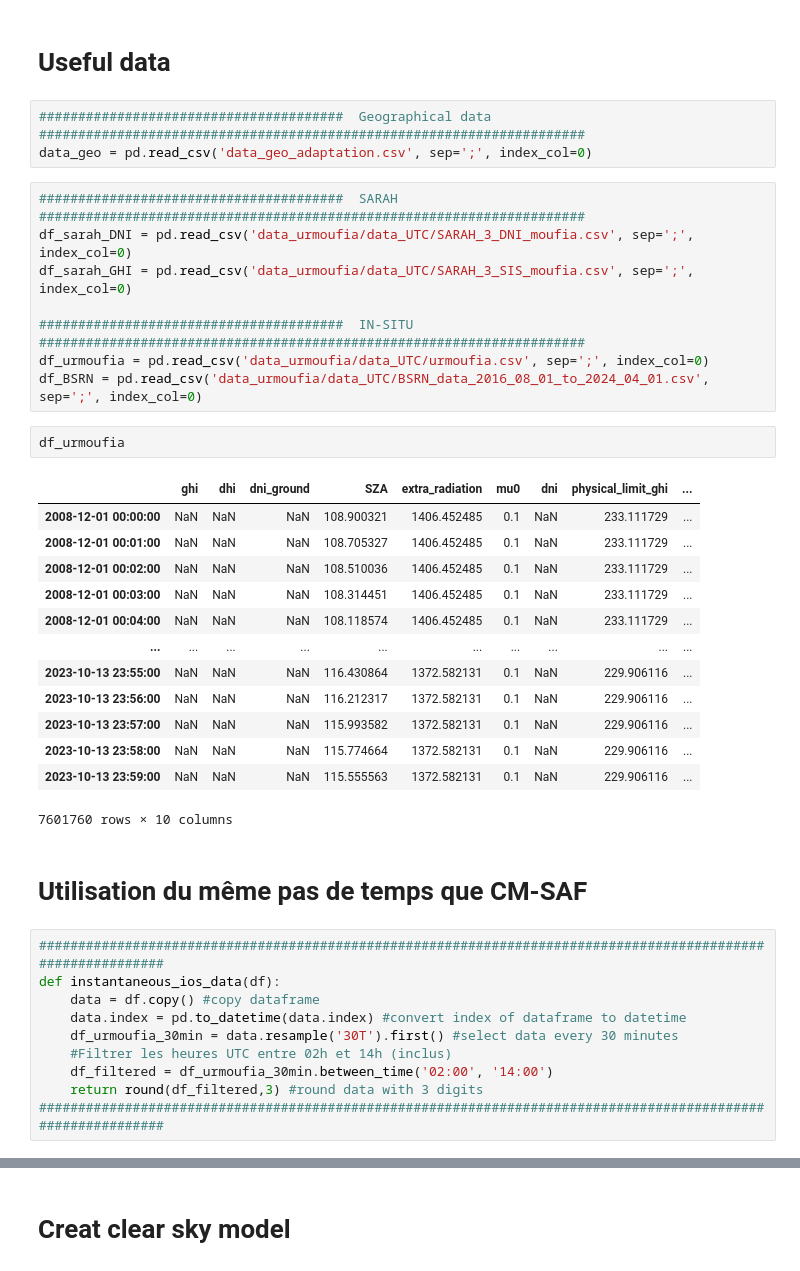
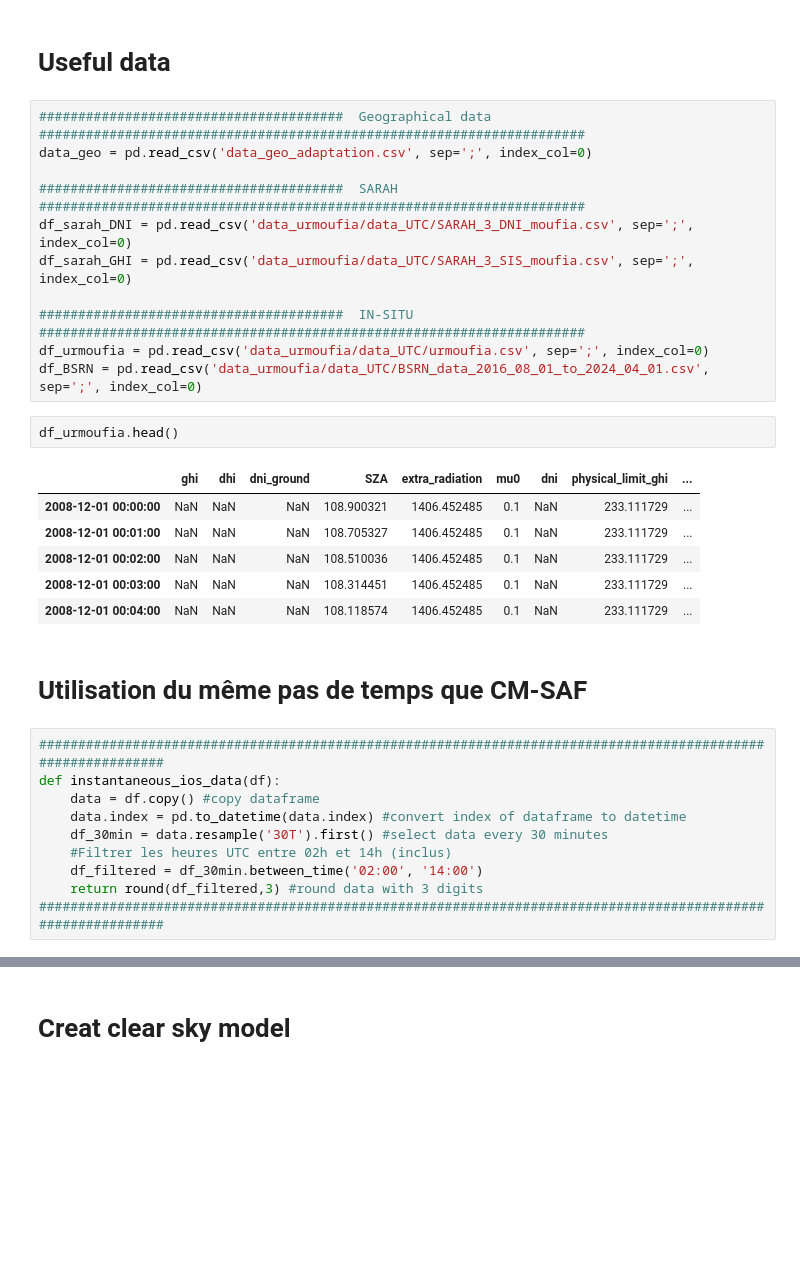
Before and after one commit to GRerwan/code_stage_M1_v2, a Jupyter notebook: Daily_classifiaction_Pvlib.ipynb, the cells around one changed output, grey strips where cells are left out. Drawn from its saved outputs; the diff is of its cells as text; blank space fills up the shorter version.

```diff
--- a/Daily_classifiaction_Pvlib.ipynb
+++ b/Daily_classifiaction_Pvlib.ipynb
@@ -179,10 +180,10 @@ def scaled_data(data_filter,variable):
     return scaled_mydf2 , scaled_mydf2_without_NaN
 # %% [markdown]
 # Useful data
-# %%
-#######################################  Geographical data ######################################################################
-data_geo = pd.read_csv('data_geo_adaptation.csv', sep=';', index_col=0)
 # %%
+#######################################  Geographical data ######################################################################
+data_geo = pd.read_csv('data_geo_adaptation.csv', sep=';', index_col=0)
+
 #######################################  SARAH ######################################################################
 df_sarah_DNI = pd.read_csv('data_urmoufia/data_UTC/SARAH_3_DNI_moufia.csv', sep=';', index_col=0)
 df_sarah_GHI = pd.read_csv('data_urmoufia/data_UTC/SARAH_3_SIS_moufia.csv', sep=';', index_col=0)
@@ -191,21 +192,14 @@ df_sarah_GHI = pd.read_csv('data_urmoufia/data_UTC/SARAH_3_SIS_moufia.csv', sep=
 df_urmoufia = pd.read_csv('data_urmoufia/data_UTC/urmoufia.csv', sep=';', index_col=0)
 df_BSRN = pd.read_csv('data_urmoufia/data_UTC/BSRN_data_2016_08_01_to_2024_04_01.csv', sep=';', index_col=0)
 # %%
-df_urmoufia
+df_urmoufia.head()
 # %% [output]
 |  | ghi | dhi | dni_ground | SZA | extra_radiation | mu0 | dni | physical_limit_ghi | ... |
 | 2008-12-01 00:00:00 | NaN | NaN | NaN | 108.900321 | 1406.452485 | 0.1 | NaN | 233.111729 | ... |
 | 2008-12-01 00:01:00 | NaN | NaN | NaN | 108.705327 | 1406.452485 | 0.1 | NaN | 233.111729 | ... |
 | 2008-12-01 00:02:00 | NaN | NaN | NaN | 108.510036 | 1406.452485 | 0.1 | NaN | 233.111729 | ... |
 | 2008-12-01 00:03:00 | NaN | NaN | NaN | 108.314451 | 1406.452485 | 0.1 | NaN | 233.111729 | ... |
 | 2008-12-01 00:04:00 | NaN | NaN | NaN | 108.118574 | 1406.452485 | 0.1 | NaN | 233.111729 | ... |
-| ... | ... | ... | ... | ... | ... | ... | ... | ... | ... |
-| 2023-10-13 23:55:00 | NaN | NaN | NaN | 116.430864 | 1372.582131 | 0.1 | NaN | 229.906116 | ... |
-| 2023-10-13 23:56:00 | NaN | NaN | NaN | 116.212317 | 1372.582131 | 0.1 | NaN | 229.906116 | ... |
-| 2023-10-13 23:57:00 | NaN | NaN | NaN | 115.993582 | 1372.582131 | 0.1 | NaN | 229.906116 | ... |
-| 2023-10-13 23:58:00 | NaN | NaN | NaN | 115.774664 | 1372.582131 | 0.1 | NaN | 229.906116 | ... |
-| 2023-10-13 23:59:00 | NaN | NaN | NaN | 115.555563 | 1372.582131 | 0.1 | NaN | 229.906116 | ... |
-7601760 rows × 10 columns
 # %% [markdown]
 # Utilisation du même pas de temps que CM-SAF
 # %%
@@ -213,9 +207,9 @@ df_urmoufia
 def instantaneous_ios_data(df):
     data = df.copy() #copy dataframe
     data.index = pd.to_datetime(data.index) #convert index of dataframe to datetime
-    df_urmoufia_30min = data.resample('30T').first() #select data every 30 minutes
+    df_30min = data.resample('30T').first() #select data every 30 minutes
     #Filtrer les heures UTC entre 02h et 14h (inclus)
-    df_filtered = df_urmoufia_30min.between_time('02:00', '14:00')
+    df_filtered = df_30min.between_time('02:00', '14:00')
     return round(df_filtered,3) #round data with 3 digits
 #############################################################################################################
 # %%
```
Also changed, not shown: parts of 35 cells of this notebook.
